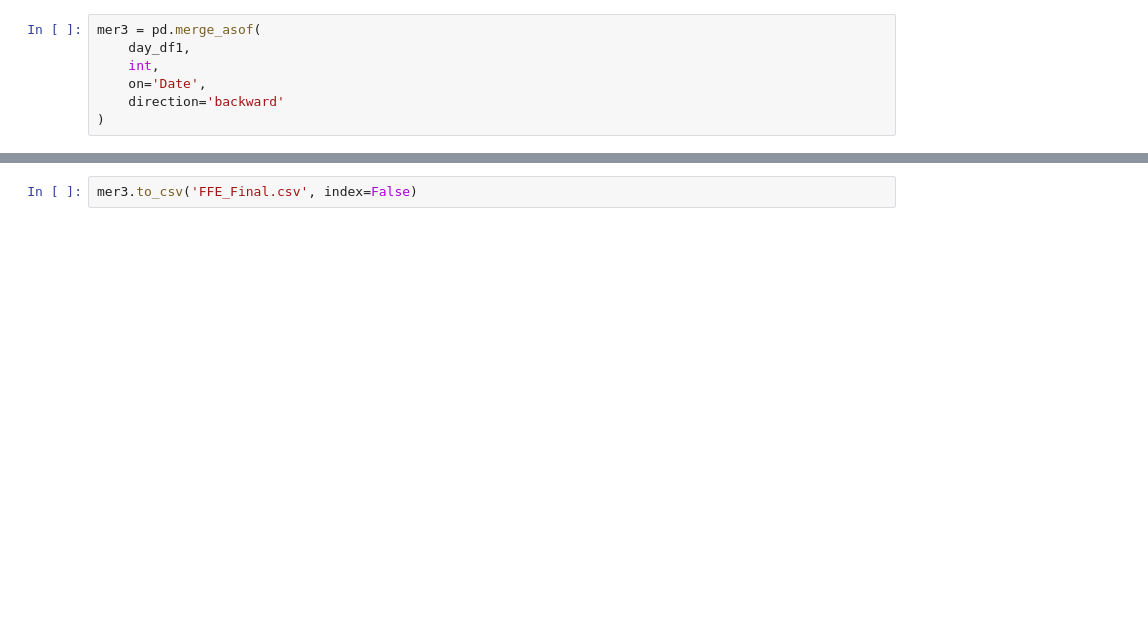
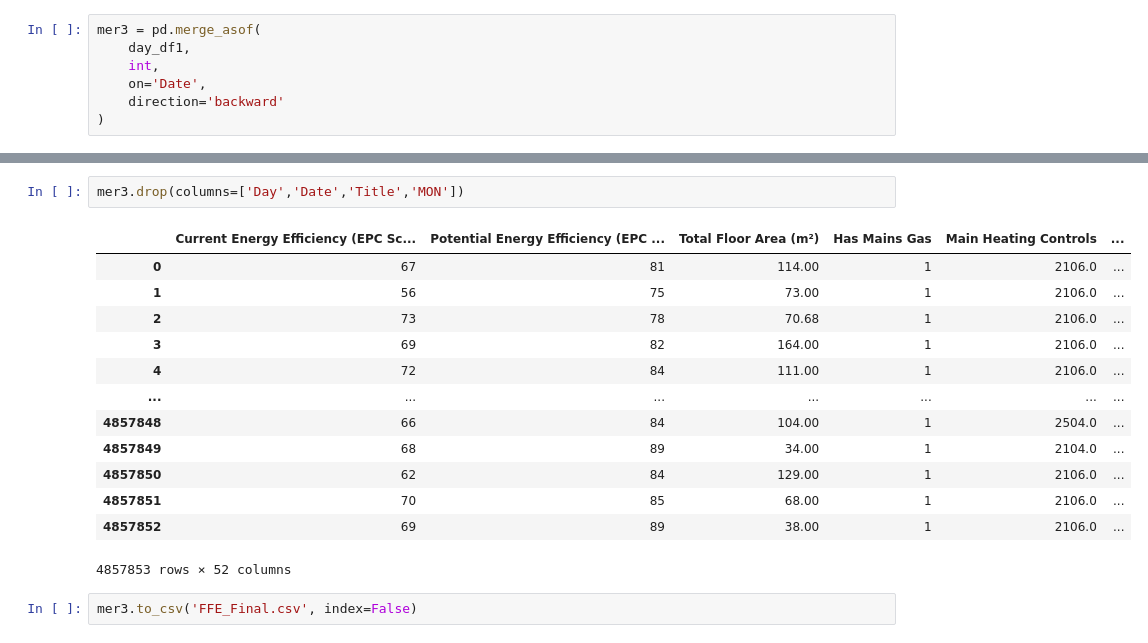
Before and after one commit to Tom-Kerrison/Housing-Price-Predictor, a Jupyter notebook: Finance_Feature_Engineering.ipynb, the cells around one changed output, grey strips where cells are left out. Saved outputs shown, nothing was run; the diff lists cells and outputs as text; blank space fills up the shorter version.

```diff
--- a/Finance_Feature_Engineering.ipynb
+++ b/Finance_Feature_Engineering.ipynb
@@ -292,2 +273,18 @@ mer3.drop(columns=['MON','Title','Date','Day','Date Changed'])
+# %%
+mer3.drop(columns=['Day','Date','Title','MON'])
+# %% [output]
+|  | Current Energy Efficiency (EPC Sc... | Potential Energy Efficiency (EPC ... | Total Floor Area (m²) | Has Mains Gas | Main Heating Controls | ... |
+| 0 | 67 | 81 | 114.00 | 1 | 2106.0 | ... |
+| 1 | 56 | 75 | 73.00 | 1 | 2106.0 | ... |
+| 2 | 73 | 78 | 70.68 | 1 | 2106.0 | ... |
+| 3 | 69 | 82 | 164.00 | 1 | 2106.0 | ... |
+| 4 | 72 | 84 | 111.00 | 1 | 2106.0 | ... |
+| ... | ... | ... | ... | ... | ... | ... |
+| 4857848 | 66 | 84 | 104.00 | 1 | 2504.0 | ... |
+| 4857849 | 68 | 89 | 34.00 | 1 | 2104.0 | ... |
+| 4857850 | 62 | 84 | 129.00 | 1 | 2106.0 | ... |
+| 4857851 | 70 | 85 | 68.00 | 1 | 2106.0 | ... |
+| 4857852 | 69 | 89 | 38.00 | 1 | 2106.0 | ... |
+4857853 rows × 52 columns
 # %%
 mer3.to_csv('FFE_Final.csv', index=False)
```
Also changed, not shown: parts of 20 cells of this notebook.
